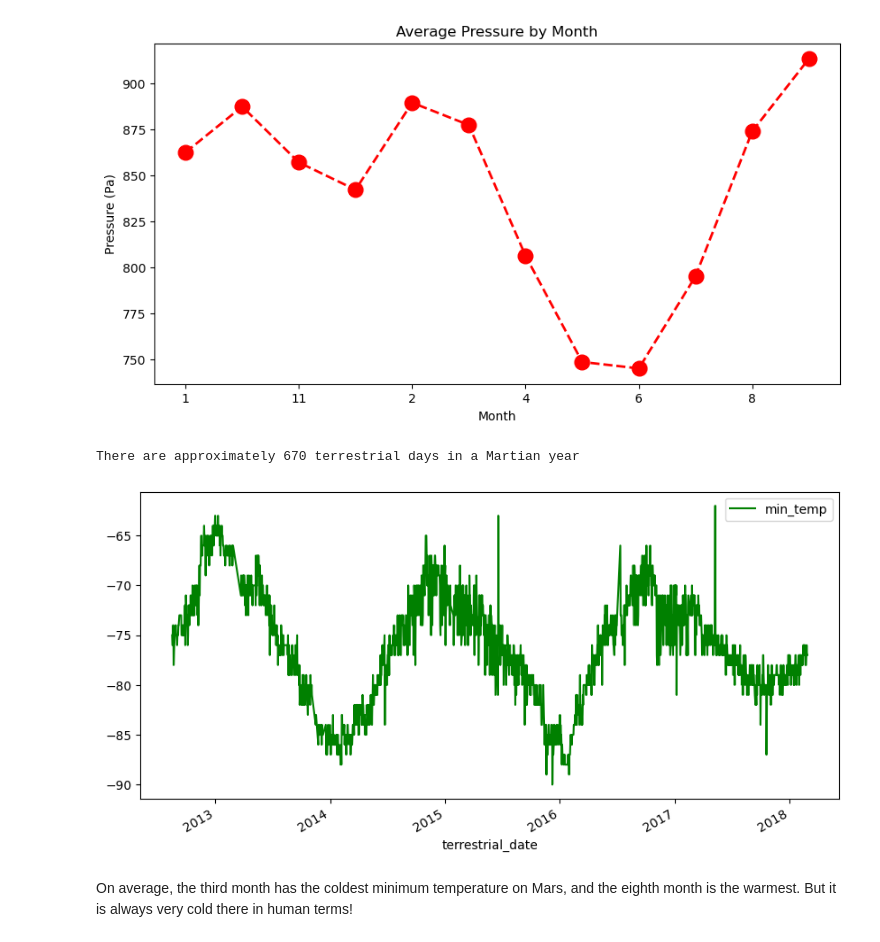
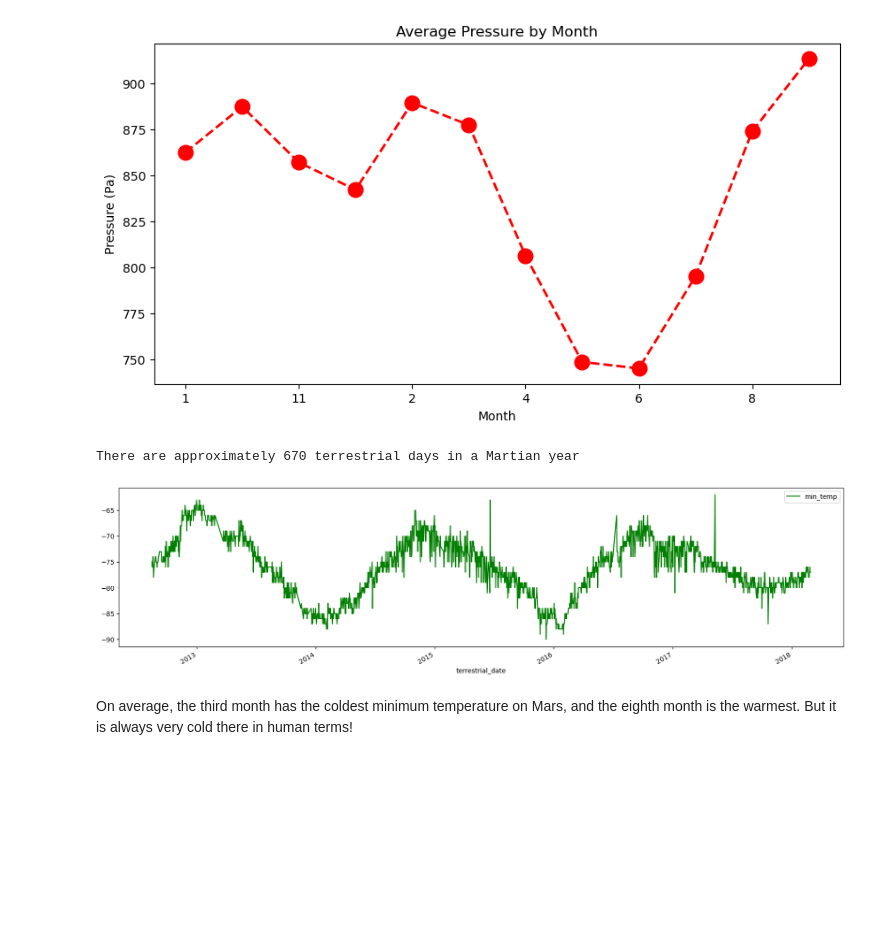
Before and after one commit to bennettnorth/Scrape-and-Analyze-Mars-News, a Jupyter notebook: part_2_mars_weather.ipynb, the cells around one changed output. Saved outputs shown, nothing was run; the diff lists cells and outputs as text; code cells hidden in the pictures; blank space fills up the shorter version.

Commit message:
final graph edit

```diff
--- a/part_2_mars_weather.ipynb
+++ b/part_2_mars_weather.ipynb
@@ -202,14 +202,14 @@ average_pressure.plot(kind='line', figsize=(10,5), color='red',
 # %%
 # 5. How many terrestrial (earth) days are there in a Martian year?
 
 #days = mars_df.groupby('month')['min_temp'].mean()
-plot = mars_df.plot(x='terrestrial_date', y='min_temp', kind='line', figsize=(10,5), color='green')
+plot = mars_df.plot(x='terrestrial_date', y='min_temp', kind='line', figsize=(20,5), color='green')
 
 
 print(f'There are approximately 670 terrestrial days in a Martian year')
 # %% [output]
 There are approximately 670 terrestrial days in a Martian year
-[figure, old version]
+[figure, new version]
 # %% [markdown]
 On average, the third month has the coldest minimum temperature on Mars, and the eighth month is the warmest. But it is always very cold there in human terms!
 # %% [markdown]
```
